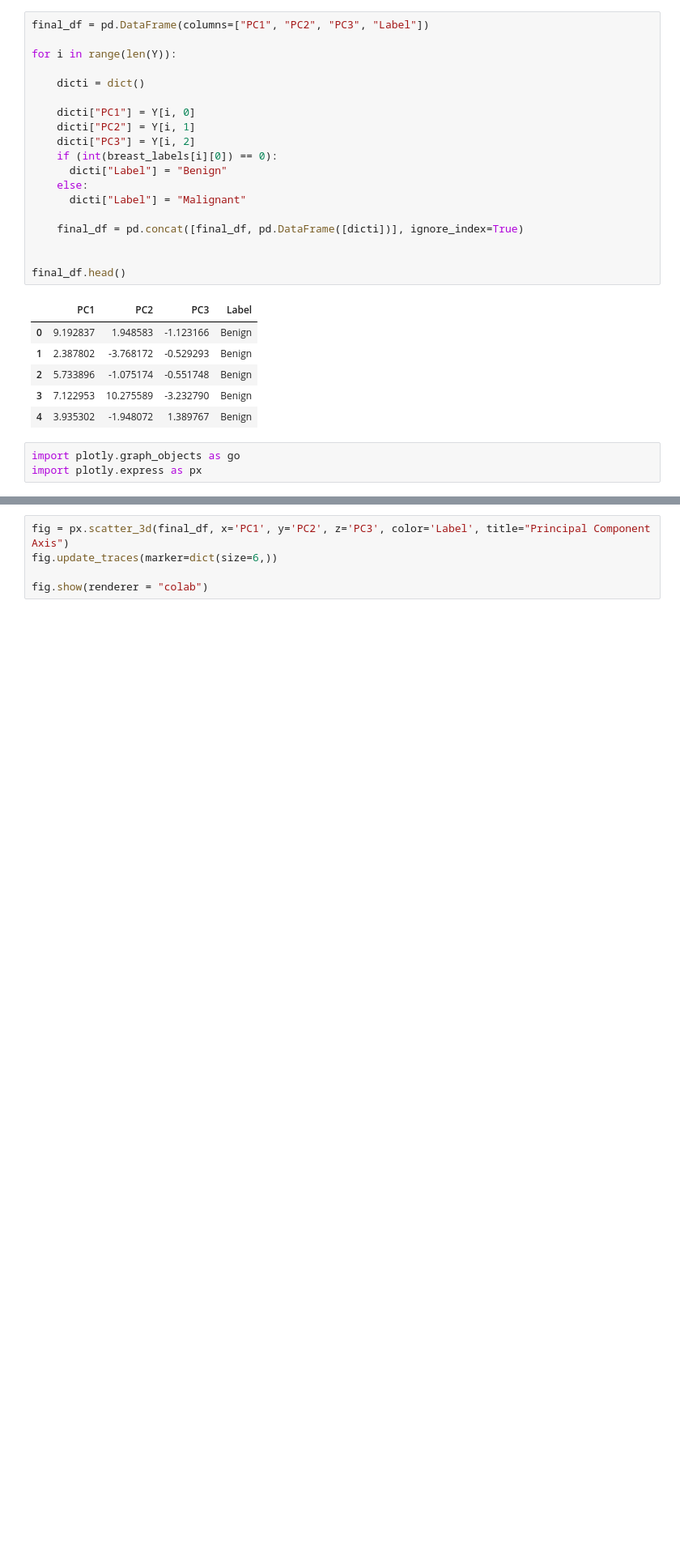
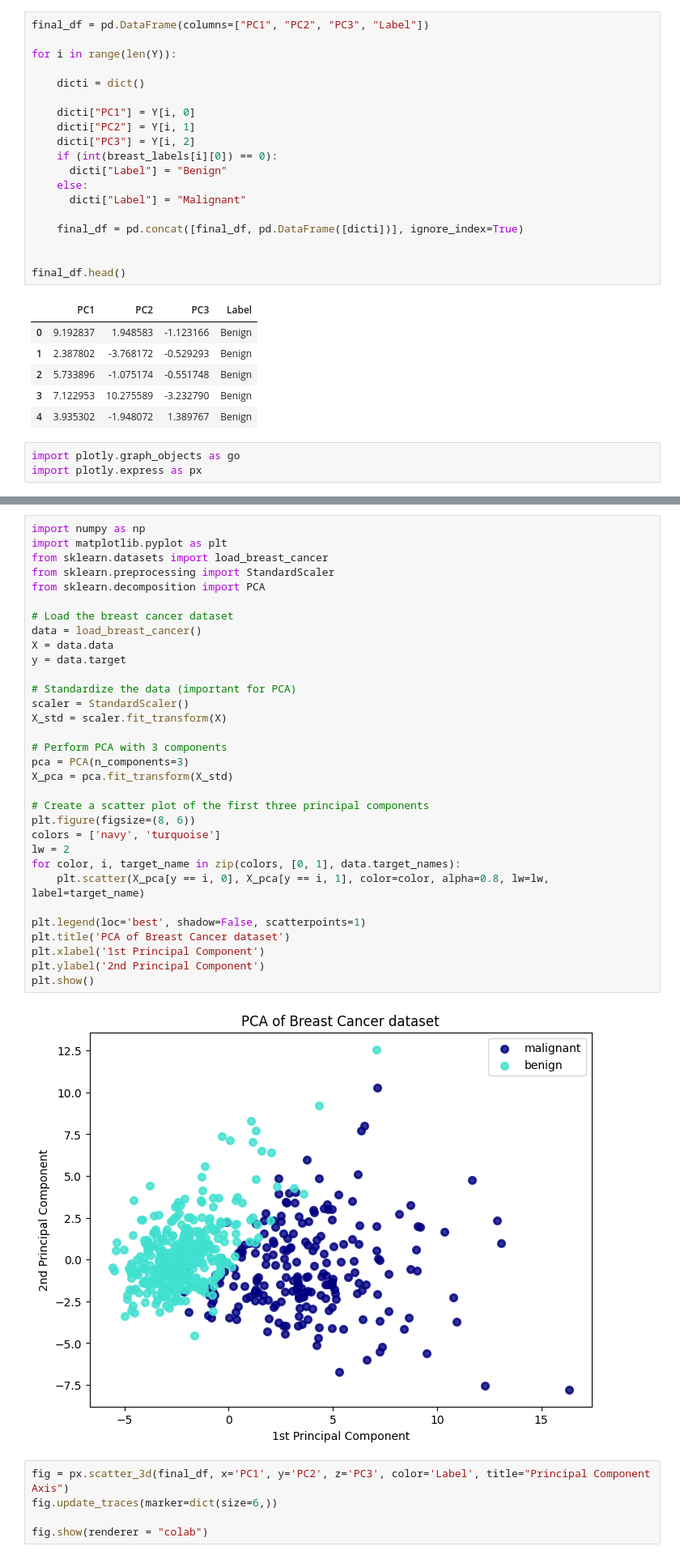
Before and after one commit to Katyayini02/FMML_Project_and_Labs, a Jupyter notebook: Mod2_Lab2.ipynb, the cells around one changed output, grey strips where cells are left out. Shown: that part at 81% size. Drawn from its saved outputs; the diff is of its cells as text; blank space fills up the shorter version.

```diff
--- a/Mod2_Lab2.ipynb
+++ b/Mod2_Lab2.ipynb
@@ -321,3 +333,37 @@ Let us now try and visualize this in the first 3 Principal Components space.
+# %%
+import numpy as np
+import matplotlib.pyplot as plt
+from sklearn.datasets import load_breast_cancer
+from sklearn.preprocessing import StandardScaler
+from sklearn.decomposition import PCA
+
+# Load the breast cancer dataset
+data = load_breast_cancer()
+X = data.data
+y = data.target
+
+# Standardize the data (important for PCA)
+scaler = StandardScaler()
+X_std = scaler.fit_transform(X)
+
+# Perform PCA with 3 components
+pca = PCA(n_components=3)
+X_pca = pca.fit_transform(X_std)
+
+# Create a scatter plot of the first three principal components
+plt.figure(figsize=(8, 6))
+colors = ['navy', 'turquoise']
+lw = 2
+for color, i, target_name in zip(colors, [0, 1], data.target_names):
+    plt.scatter(X_pca[y == i, 0], X_pca[y == i, 1], color=color, alpha=0.8, lw=lw, label=target_name)
+
+plt.legend(loc='best', shadow=False, scatterpoints=1)
+plt.title('PCA of Breast Cancer dataset')
+plt.xlabel('1st Principal Component')
+plt.ylabel('2nd Principal Component')
+plt.show()
+# %% [output]
+[figure, added]
 # %%
 fig = px.scatter_3d(final_df, x='PC1', y='PC2', z='PC3', color='Label', title="Principal Component Axis")
 fig.update_traces(marker=dict(size=6,))
```
Also changed, not shown: parts of 2 cells of this notebook.
